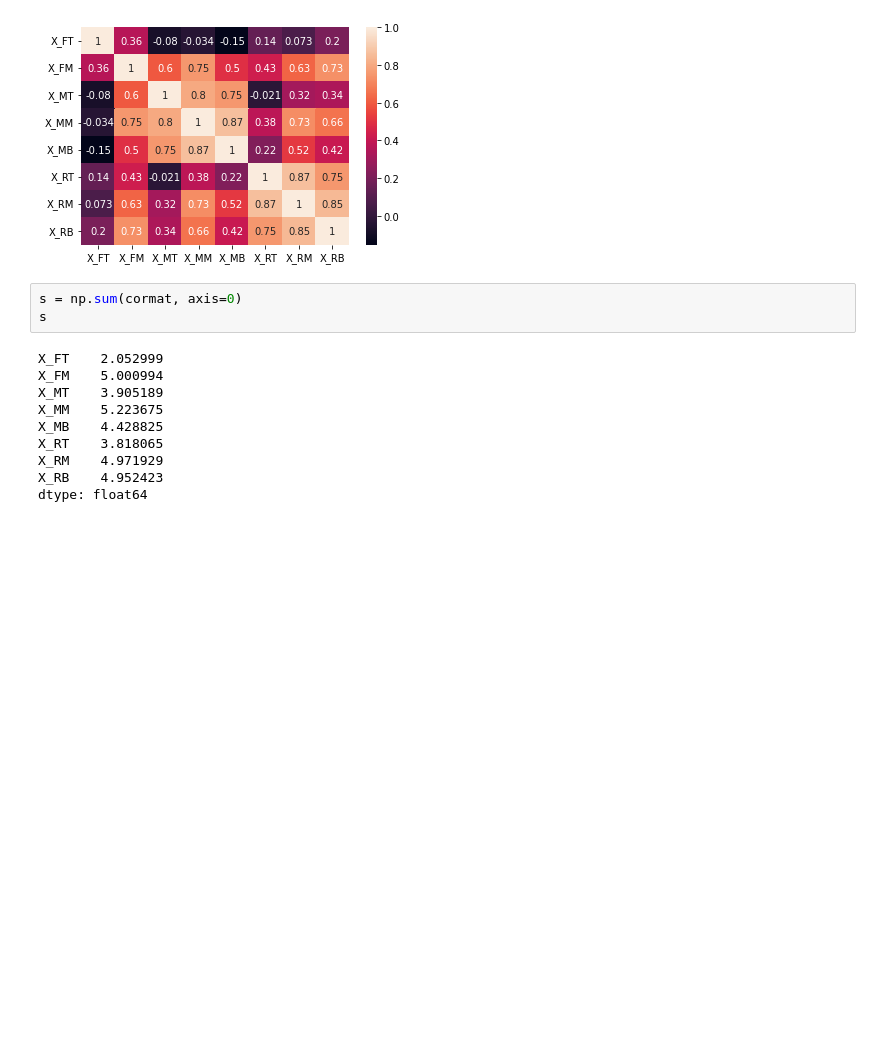
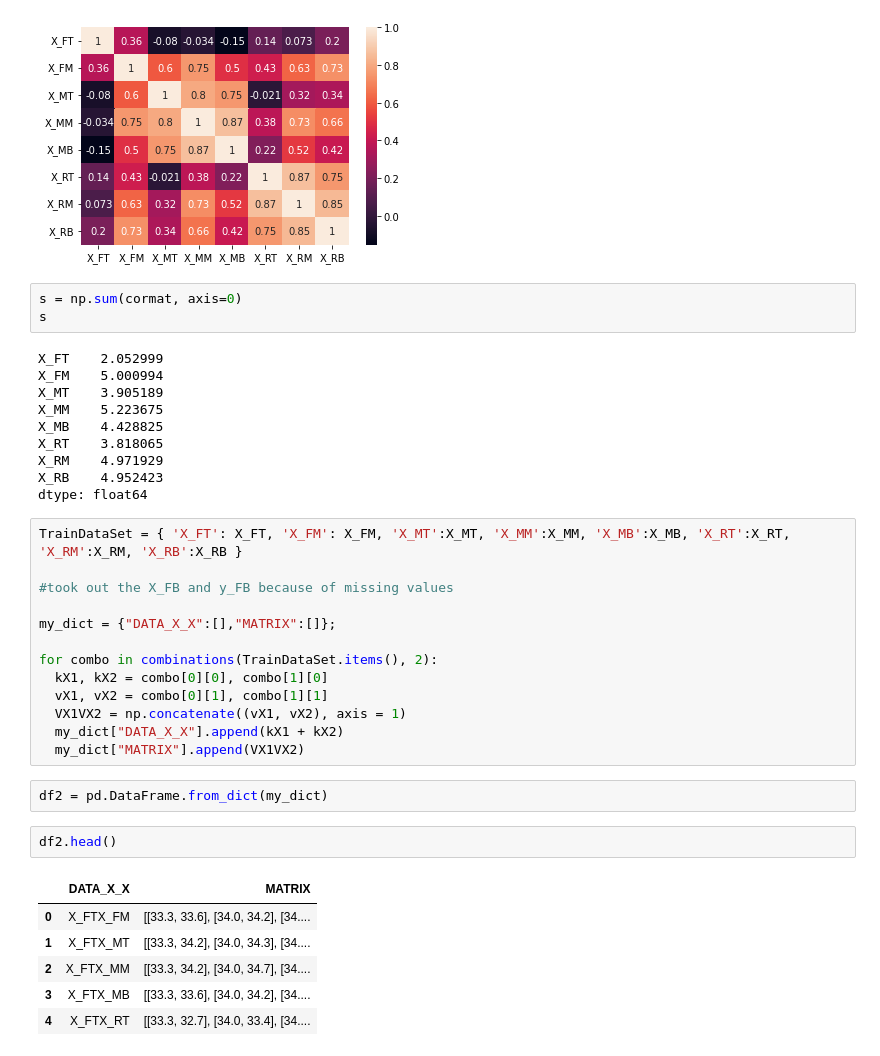
Before and after one commit to ayanoglu/Sensor-Network-Prediction-Models, a Jupyter notebook: ColdChainTransportation_Time_Series_Prediction_For_Sensor_Networks_Prediction_based_on_number_of_sensors.ipynb, the cells around one changed output. Saved outputs shown, nothing was run; the diff lists cells and outputs as text; blank space fills up the shorter version.

```diff
--- a/ColdChainTransportation_Time_Series_Prediction_For_Sensor_Networks_Prediction_based_on_number_of_sensors.ipynb
+++ b/ColdChainTransportation_Time_Series_Prediction_For_Sensor_Networks_Prediction_based_on_number_of_sensors.ipynb
@@ -226,3 +226,27 @@ X_RT    3.818065
 X_RM    4.971929
 X_RB    4.952423
 dtype: float64
+# %%
+TrainDataSet = { 'X_FT': X_FT, 'X_FM': X_FM, 'X_MT':X_MT, 'X_MM':X_MM, 'X_MB':X_MB, 'X_RT':X_RT, 'X_RM':X_RM, 'X_RB':X_RB }
+
+#took out the X_FB and y_FB because of missing values
+
+my_dict = {"DATA_X_X":[],"MATRIX":[]};
+
+for combo in combinations(TrainDataSet.items(), 2):
+  kX1, kX2 = combo[0][0], combo[1][0]
+  vX1, vX2 = combo[0][1], combo[1][1]
+  VX1VX2 = np.concatenate((vX1, vX2), axis = 1)
+  my_dict["DATA_X_X"].append(kX1 + kX2)
+  my_dict["MATRIX"].append(VX1VX2)
+# %%
+df2 = pd.DataFrame.from_dict(my_dict)
+# %%
+df2.head()
+# %% [output]
+|  | DATA_X_X | MATRIX |
+| 0 | X_FTX_FM | [[33.3, 33.6], [34.0, 34.2], [34.... |
+| 1 | X_FTX_MT | [[33.3, 34.2], [34.0, 34.3], [34.... |
+| 2 | X_FTX_MM | [[33.3, 34.2], [34.0, 34.7], [34.... |
+| 3 | X_FTX_MB | [[33.3, 33.6], [34.0, 34.2], [34.... |
+| 4 | X_FTX_RT | [[33.3, 32.7], [34.0, 33.4], [34.... |
```
